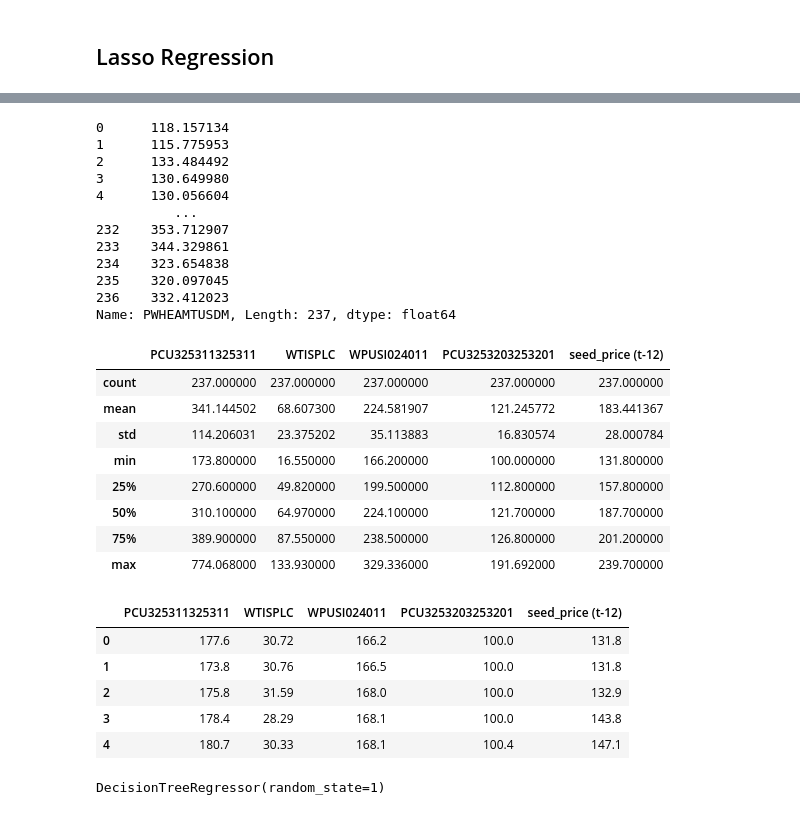
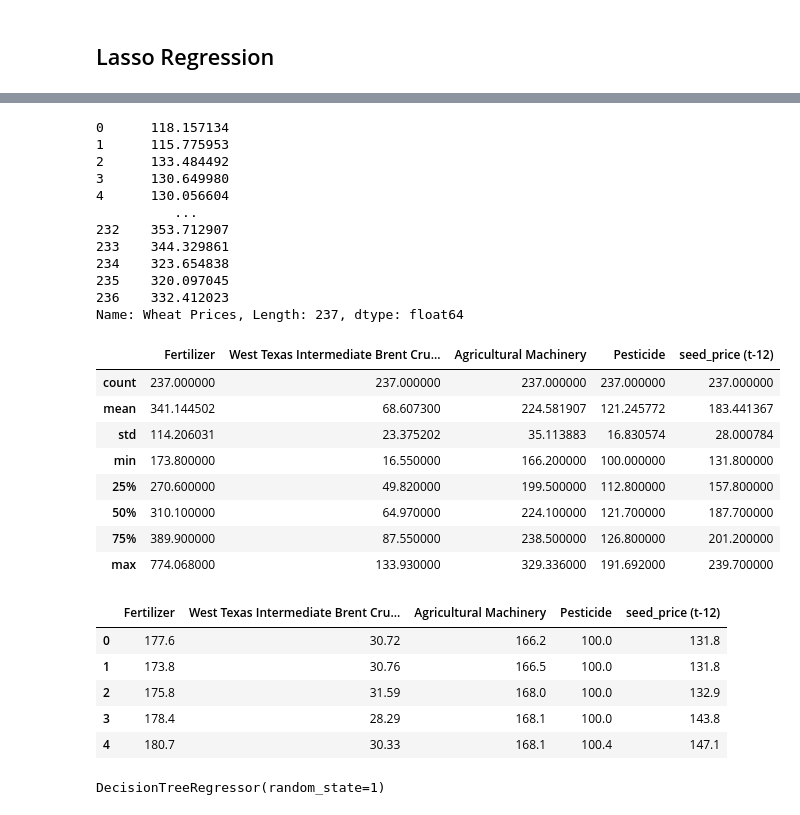
Before and after one commit to ssxnt/Wheat-Production-and-Global-Pricing-Dynamics, a Jupyter notebook: Energy/final-3.ipynb, the cells around one changed output, grey strips where cells are left out. Drawn from its saved outputs; the diff is of its cells as text; code cells hidden in the pictures.

```diff
--- a/Energy/final-3.ipynb
+++ b/Energy/final-3.ipynb
@@ -591,5 +591,8 @@ merged_df = df_list[0]
 for df in df_list[1:]:
     merged_df = pd.merge(merged_df, df, on='DATE', how='inner')
 
+merged_df.rename(columns={'PCU325311325311': 'Fertilizer', 'WTISPLC': 'West Texas Intermediate Brent Crude Oil',
+                         'WPUSI024011': 'Agricultural Machinery', 'PWHEAMTUSDM': 'Wheat Prices',
+                         'PCU3253203253201': 'Pesticide'}, inplace = True)
 merged_df.columns
 # %% [output]
@@ -615,6 +619,6 @@ merged_df
 237 rows × 7 columns
 # %%
-y = merged_df.PWHEAMTUSDM # target
+y = merged_df['Wheat Prices'] # target
 y
 # %% [output]
 0      118.157134
@@ -628,14 +632,15 @@ y
 234    323.654838
 235    320.097045
 236    332.412023
-Name: PWHEAMTUSDM, Length: 237, dtype: float64
+Name: Wheat Prices, Length: 237, dtype: float64
 # %%
-features = ['PCU325311325311', 'WTISPLC', 'WPUSI024011', 'PCU3253203253201', 'seed_price (t-12)']
+features = ['Fertilizer', 'West Texas Intermediate Brent Crude Oil', 'Agricultural Machinery', 'Pesticide',
+           'seed_price (t-12)']
 #features = ['WTISPLC']
 X = merged_df[features]
 X.describe()
 # %% [output]
-|  | PCU325311325311 | WTISPLC | WPUSI024011 | PCU3253203253201 | seed_price (t-12) |
+|  | Fertilizer | West Texas Intermediate Brent Cru... | Agricultural Machinery | Pesticide | seed_price (t-12) |
 | count | 237.000000 | 237.000000 | 237.000000 | 237.000000 | 237.000000 |
 | mean | 341.144502 | 68.607300 | 224.581907 | 121.245772 | 183.441367 |
 | std | 114.206031 | 23.375202 | 35.113883 | 16.830574 | 28.000784 |
@@ -647,7 +652,7 @@ X.describe()
 # %%
 X.head()
 # %% [output]
-|  | PCU325311325311 | WTISPLC | WPUSI024011 | PCU3253203253201 | seed_price (t-12) |
+|  | Fertilizer | West Texas Intermediate Brent Cru... | Agricultural Machinery | Pesticide | seed_price (t-12) |
 | 0 | 177.6 | 30.72 | 166.2 | 100.0 | 131.8 |
 | 1 | 173.8 | 30.76 | 166.5 | 100.0 | 131.8 |
 | 2 | 175.8 | 31.59 | 168.0 | 100.0 | 132.9 |
```
Also changed, not shown: parts of 5 cells of this notebook.
